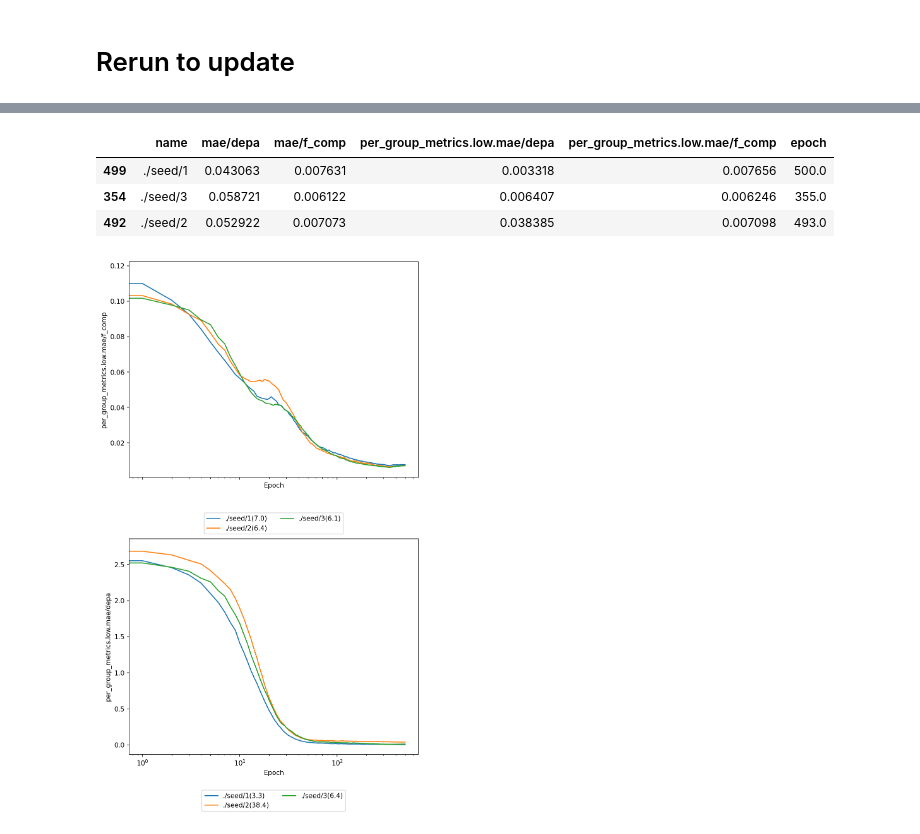
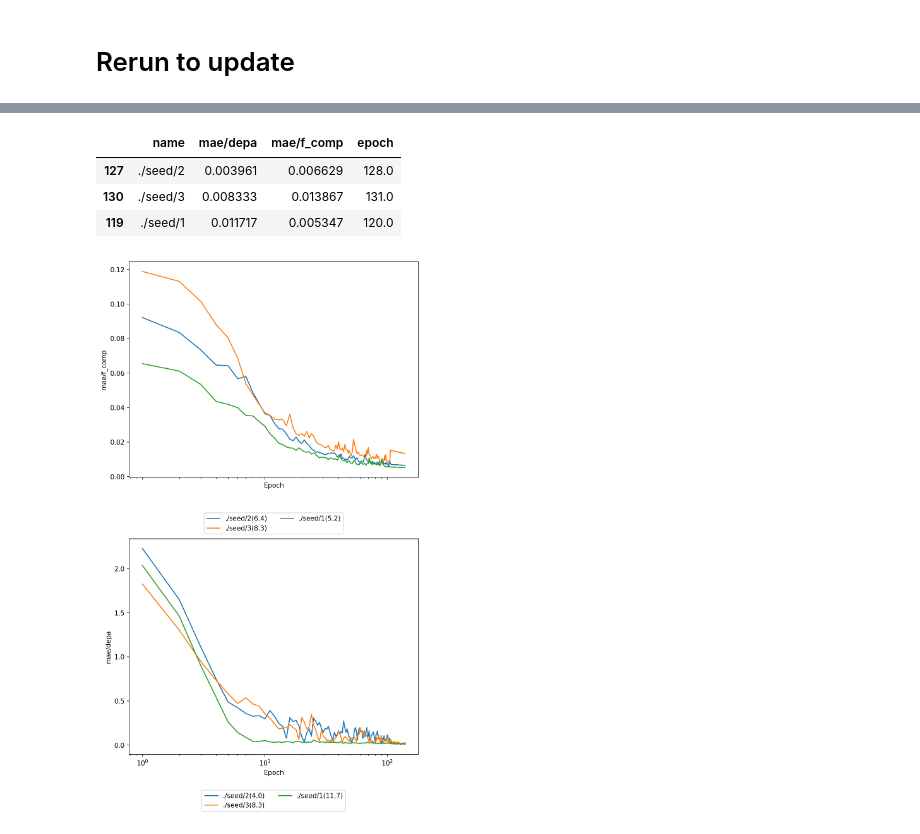
Before and after one commit to ICAMS/grace-tutorial, a Jupyter notebook: 1-AlLi-GRACE-2LAYER/1-fit/visualize_metrics.ipynb, the cells around one changed output, grey strips where cells are left out. Drawn from its saved outputs; the diff is of its cells as text; code cells hidden in the pictures.

```diff
--- a/1-AlLi-GRACE-2LAYER/1-fit/visualize_metrics.ipynb
+++ b/1-AlLi-GRACE-2LAYER/1-fit/visualize_metrics.ipynb
@@ -82,31 +53,30 @@ update_fit_metrics(fit_dict, folders)
 # %%
-fkey="per_group_metrics.low.mae/depa"
+fkey="mae/depa"
 # %%
 common_prefix,df, gdf=process_fit_dict(fit_dict, fkey=fkey, align_folder=True)
 # %%
 df[["name","mae/depa","mae/f_comp",
-    "per_group_metrics.low.mae/depa",
-    "per_group_metrics.low.mae/f_comp",
+
     "epoch"]].sort_values(fkey).head(50)
 # %% [output]
-|  | name | mae/depa | mae/f_comp | per_group_metrics.low.mae/depa | per_group_metrics.low.mae/f_comp | epoch |
-| 499 | ./seed/1 | 0.043063 | 0.007631 | 0.003318 | 0.007656 | 500.0 |
-| 354 | ./seed/3 | 0.058721 | 0.006122 | 0.006407 | 0.006246 | 355.0 |
-| 492 | ./seed/2 | 0.052922 | 0.007073 | 0.038385 | 0.007098 | 493.0 |
+|  | name | mae/depa | mae/f_comp | epoch |
+| 127 | ./seed/2 | 0.003961 | 0.006629 | 128.0 |
+| 130 | ./seed/3 | 0.008333 | 0.013867 | 131.0 |
+| 119 | ./seed/1 | 0.011717 | 0.005347 | 120.0 |
 # %%
 # gdf
 # %%
 fig, ax_e, ax_f = plot_dashboard(fit_dict,
                                  plot_train=False,
                                  label="shortname_and_seed",
-                                 metric="per_group_metrics.low.mae" #
+                                 metric="mae" #
                                 )
 ax_e.legend(ncol=2, bbox_to_anchor=(0.5,-0.15), loc="upper center")
 ax_f.legend(ncol=2, bbox_to_anchor=(0.5,-0.15), loc="upper center")
 
 
 ax_e.set_xscale('log')
 fig.suptitle(common_prefix)
 fig.tight_layout()
 # %% [output]
-[figure, old version]
+[figure, new version]
```
Also changed, not shown: parts of 12 cells of this notebook, 13 other files.
